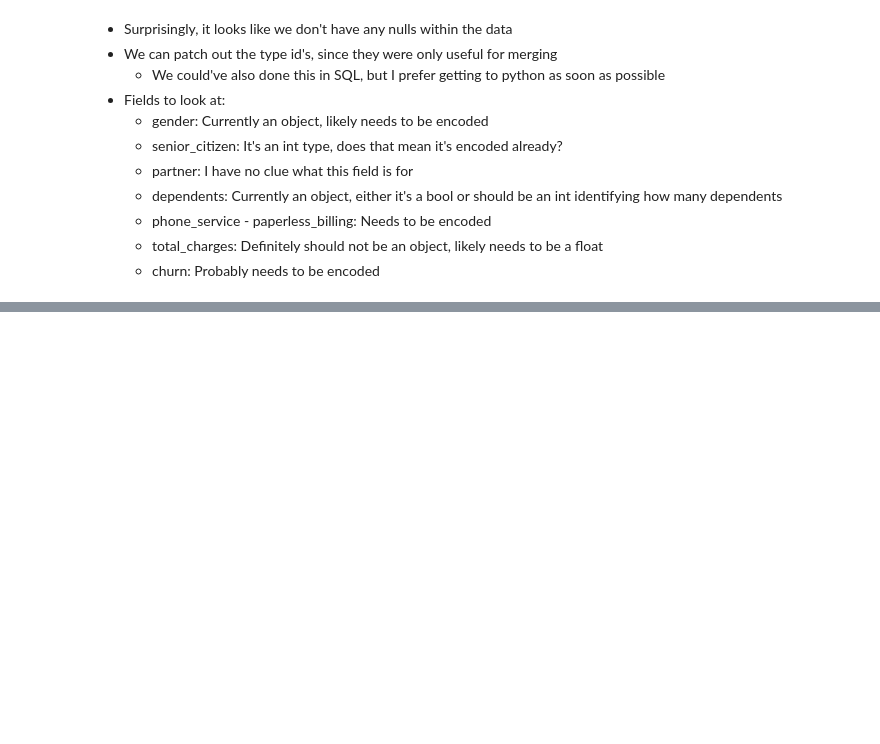
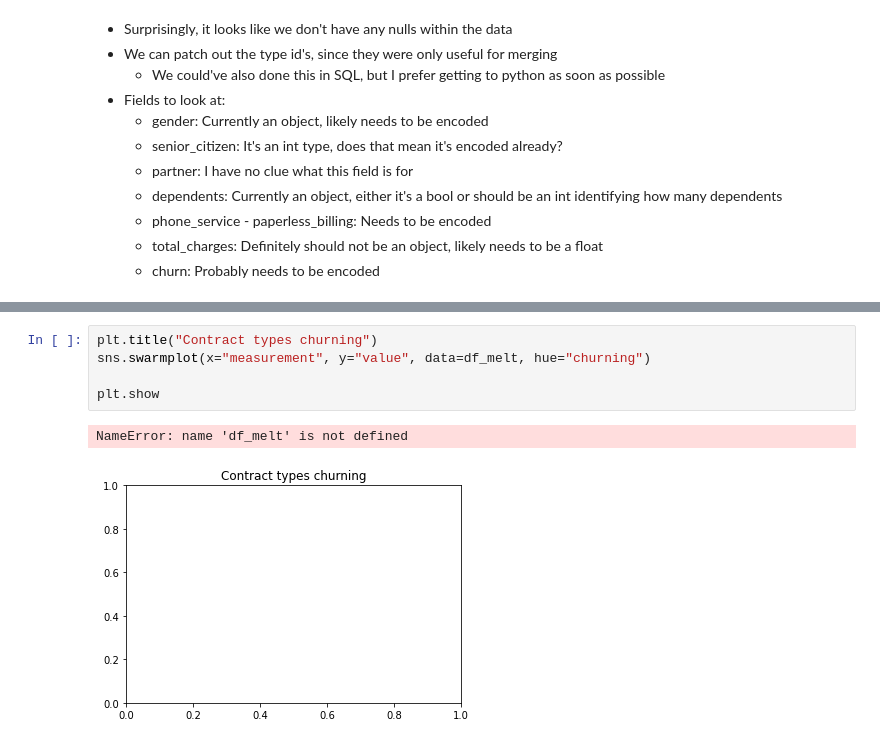
Before and after one commit to Churning-Up-the-Heat/classification-project, a Jupyter notebook: scratchpad_yk.ipynb, the cells around one changed output, grey strips where cells are left out. Saved outputs shown, nothing was run; the diff lists cells and outputs as text; blank space fills up the shorter version.

```diff
--- a/scratchpad_yk.ipynb
+++ b/scratchpad_yk.ipynb
@@ -55,0 +141,8 @@ print(train.shape, test.shape, validate.shape)
+# %%
+plt.title("Contract types churning")
+sns.swarmplot(x="measurement", y="value", data=df_melt, hue="churning")
+
+plt.show
+# %% [output]
+NameError: name 'df_melt' is not defined
+[figure, added]
```
Also changed, not shown: parts of 16 cells of this notebook.
